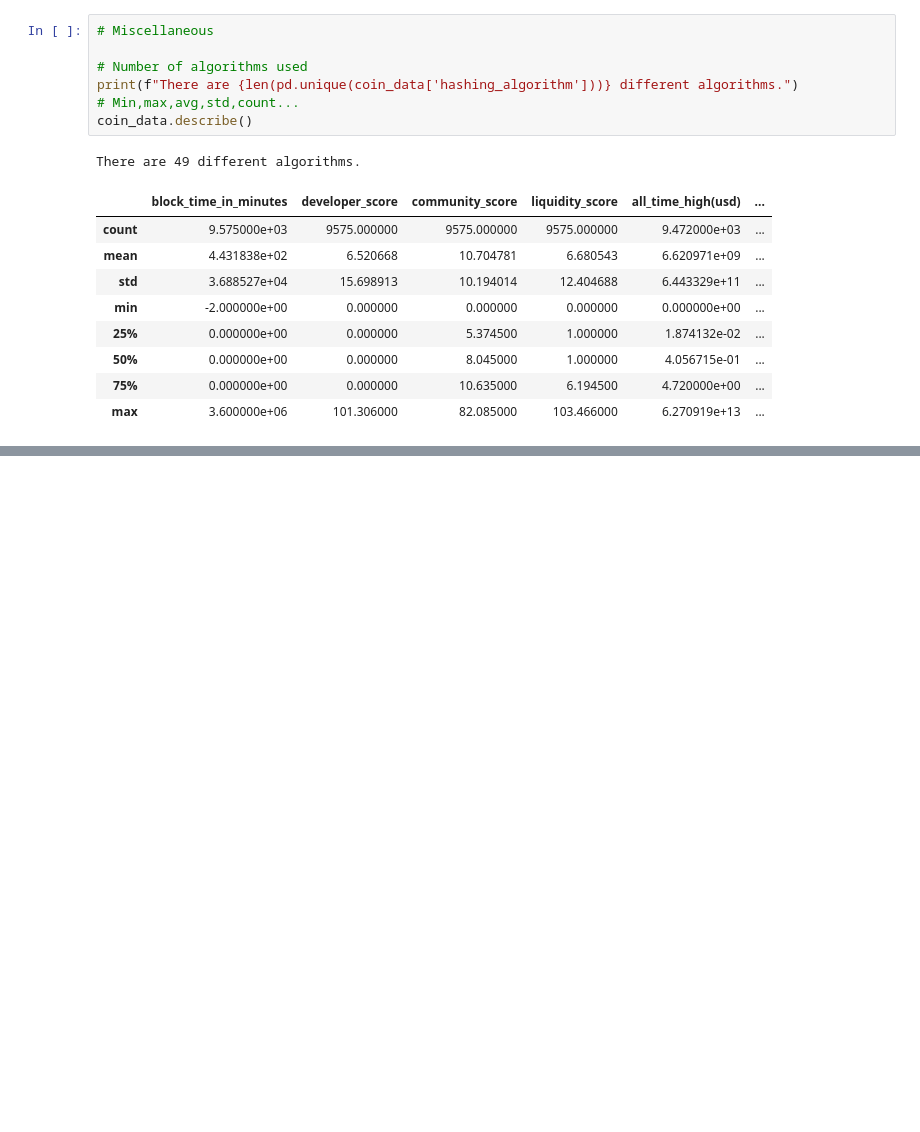
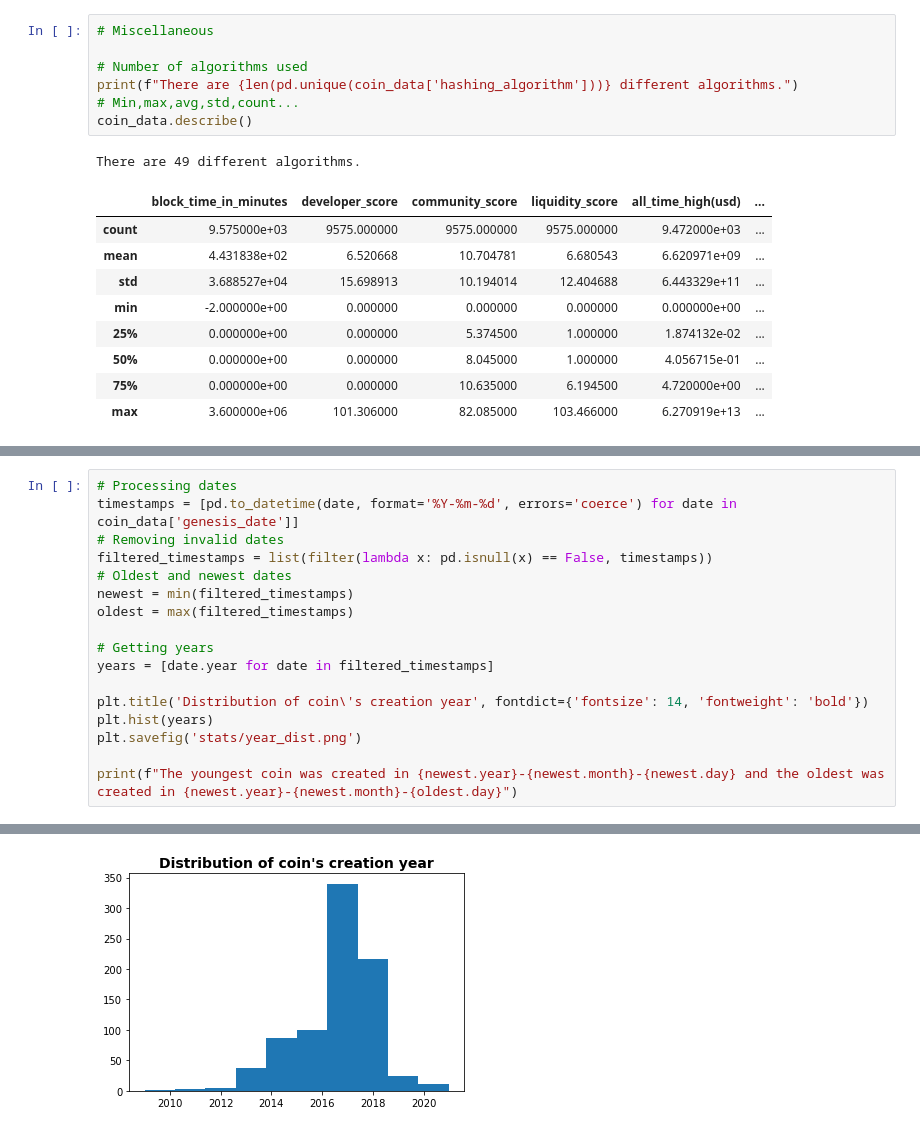
Before and after one commit to 2dukes/PROJ_PRI_2122, a Jupyter notebook: Statistics.ipynb, the cells around one changed output, grey strips where cells are left out. Saved outputs shown, nothing was run; the diff lists cells and outputs as text; blank space fills up the shorter version.

```diff
--- a/Statistics.ipynb
+++ b/Statistics.ipynb
@@ -70,0 +55,18 @@ coin_data
+# %%
+# Processing dates
+timestamps = [pd.to_datetime(date, format='%Y-%m-%d', errors='coerce') for date in coin_data['genesis_date']]
+# Removing invalid dates
+filtered_timestamps = list(filter(lambda x: pd.isnull(x) == False, timestamps))
+# Oldest and newest dates
+newest = min(filtered_timestamps)
+oldest = max(filtered_timestamps)
+
+# Getting years
+years = [date.year for date in filtered_timestamps]
+
+plt.title('Distribution of coin\'s creation year', fontdict={'fontsize': 14, 'fontweight': 'bold'})
+plt.hist(years)
+plt.savefig('stats/year_dist.png')
+
+print(f"The youngest coin was created in {newest.year}-{newest.month}-{newest.day} and the oldest was created in {newest.year}-{newest.month}-{oldest.day}")
+# %% [output]
@@ -70,0 +75 @@ coin_data
+[figure, added]
```
Also changed, not shown: parts of 2 cells of this notebook, 1 other file.
